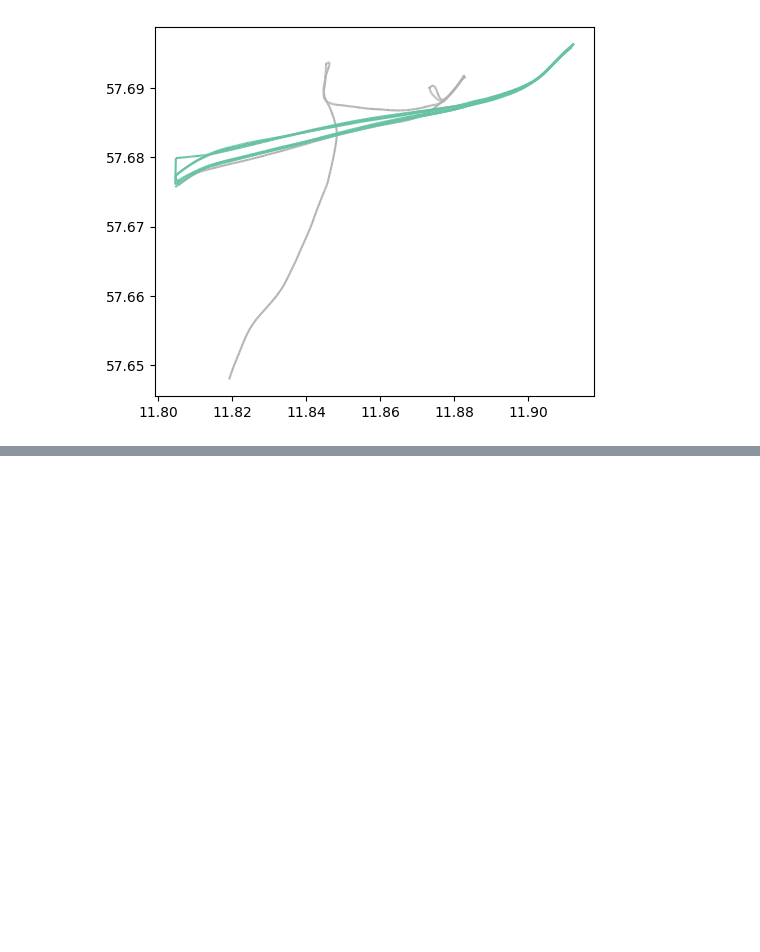
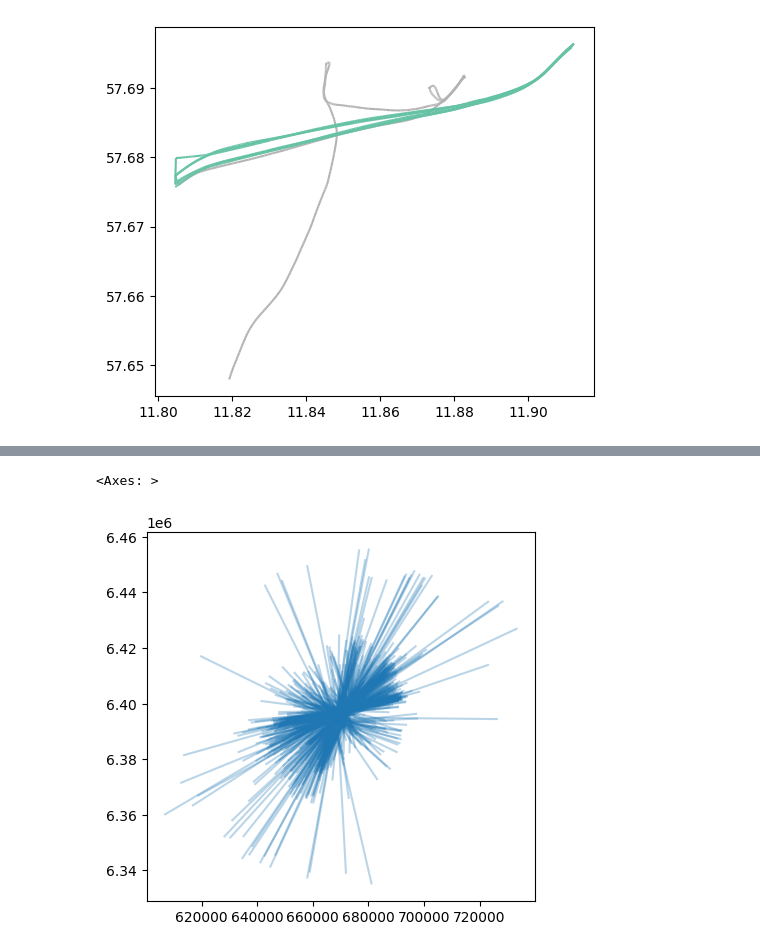
Before and after one commit to SiggyF/movingpandas-examples, a Jupyter notebook: 2-analysis-examples/ship-collisions.ipynb, the cells around one changed output, grey strips where cells are left out. Saved outputs shown, nothing was run; the diff lists cells and outputs as text; code cells hidden in the pictures; blank space fills up the shorter version.

```diff
--- a/2-analysis-examples/ship-collisions.ipynb
+++ b/2-analysis-examples/ship-collisions.ipynb
@@ -147,0 +318,6 @@ traj_collection_ab.plot(ax=ax, column='MMSI', cmap='Set2')
+# %%
+# let's look up one row of a trajectory
+traj_i = trajs.trajectories[0]
+traj_df = traj_i.df
+row = traj_df.iloc[0]
+row
@@ -147,0 +335,18 @@ traj_collection_ab.plot(ax=ax, column='MMSI', cmap='Set2')
+# %%
+def project(row, d_t=datetime.timedelta(minutes=20)):
+    d_t_s = d_t.total_seconds()
+    direction_nautical_rad = np.deg2rad(row['COG'])
+    # In nautical angles cos=y and sin=x, unlike mathematical angles
+    d_y = np.cos(direction_nautical_rad) * (row['SOG'] / 0.5144) * d_t_s
+    d_x = np.sin(direction_nautical_rad) * (row['SOG'] / 0.5144) * d_t_s
+    p0 = row['geometry']
+    p1 = shapely.affinity.translate(p0, xoff=d_x, yoff=d_y)
+    vector = shapely.LineString([p0, p1])
+    return pd.Series({
+        "MMSI": row["MMSI"],
+        "vector": vector,
+        "t_0": row.name,
+        "t_1": row.name + + d_t,
+        "d_x": d_x,
+        "d_y": d_y
+    })
@@ -147,0 +363,13 @@ traj_collection_ab.plot(ax=ax, column='MMSI', cmap='Set2')
+# %%
+vectors = []
+for traj_i in trajs.trajectories:
+    traj_df = traj_i.df
+    vectors_df_i = gpd.GeoDataFrame(traj_df.apply(project, axis=1), geometry='vector')
+    vectors.append(vectors_df_i)
+vectors_gdf = pd.concat(vectors)
+vectors_gdf['vectorsaved']  = vectors_gdf['vector']
+
+vectors_gdf.plot(alpha=0.3)
+# %% [output]
+<Axes: >
+[figure, added]
```
Also changed, not shown: parts of 12 cells of this notebook.
